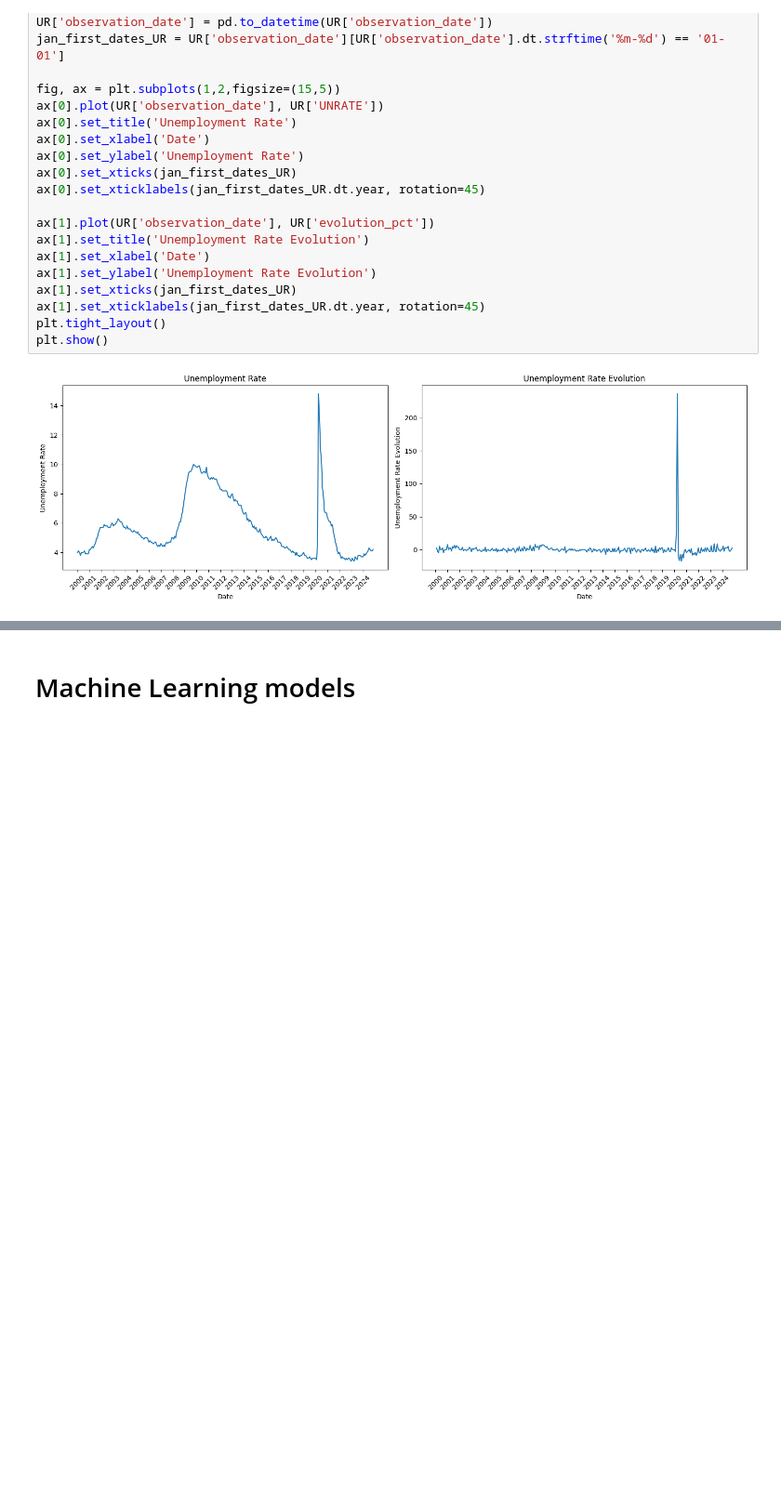
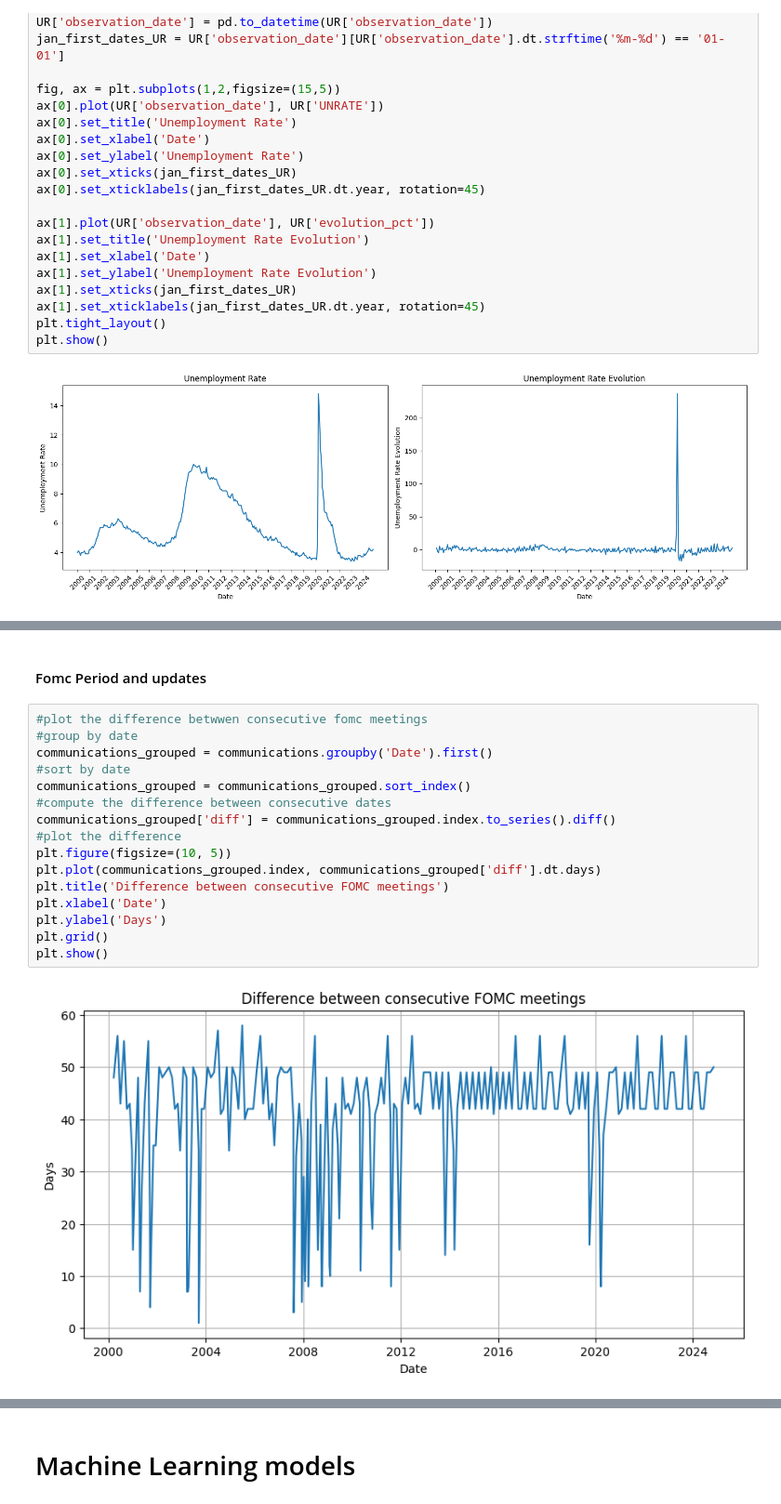
Before and after one commit to MachtaYassine/MLPMT, a Jupyter notebook: main_final.ipynb, the cells around one changed output, grey strips where cells are left out. Shown at 93% size. Drawn from its saved outputs; the diff is of its cells as text; blank space fills up the shorter version.

```diff
--- a/main_final.ipynb
+++ b/main_final.ipynb
@@ -229,0 +410,20 @@ plt.show()
+# %% [markdown]
+#### Fomc Period and updates
+# %%
+#plot the difference betwwen consecutive fomc meetings
+#group by date
+communications_grouped = communications.groupby('Date').first()
+#sort by date
+communications_grouped = communications_grouped.sort_index()
+#compute the difference between consecutive dates
+communications_grouped['diff'] = communications_grouped.index.to_series().diff()
+#plot the difference
+plt.figure(figsize=(10, 5))
+plt.plot(communications_grouped.index, communications_grouped['diff'].dt.days)
+plt.title('Difference between consecutive FOMC meetings')
+plt.xlabel('Date')
+plt.ylabel('Days')
+plt.grid()
+plt.show()
+# %% [output]
+[figure, added]
```
Also changed, not shown: parts of 26 cells of this notebook.
